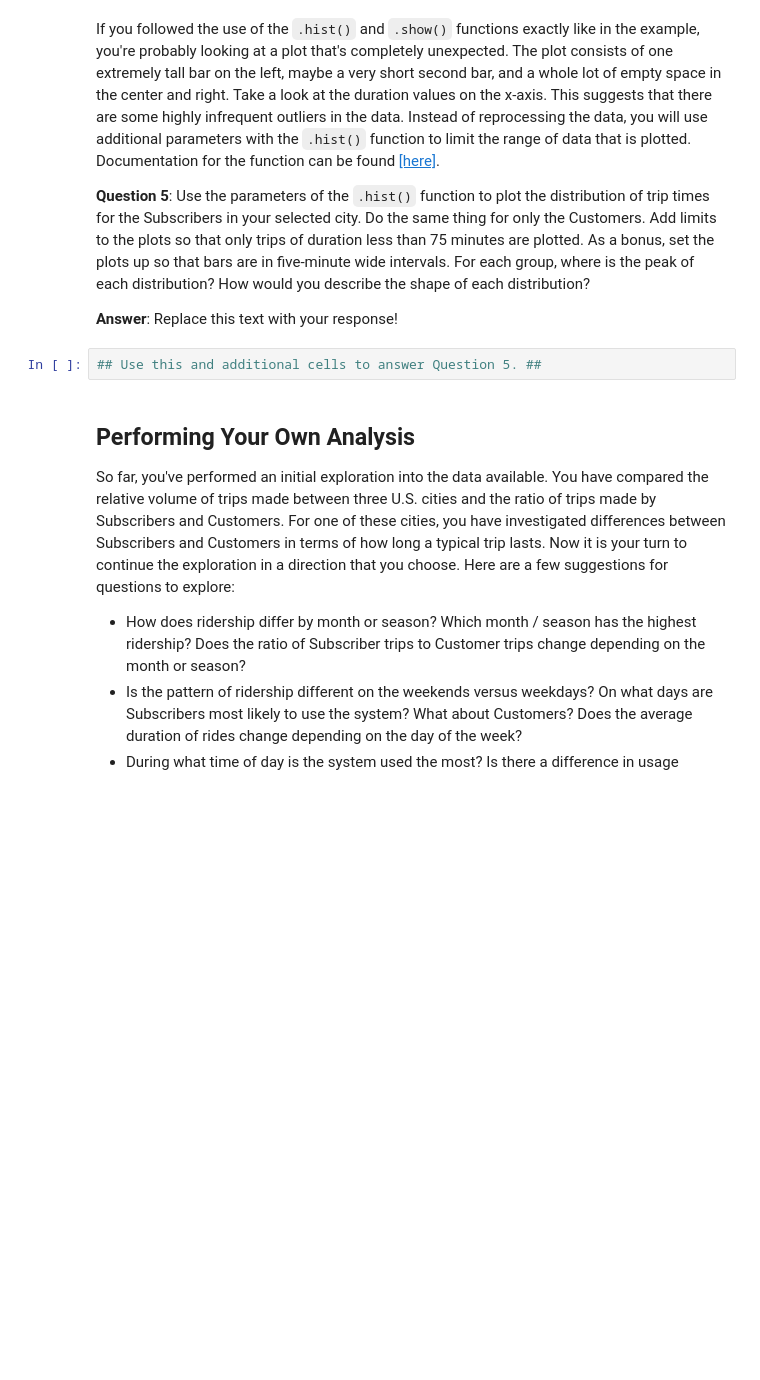
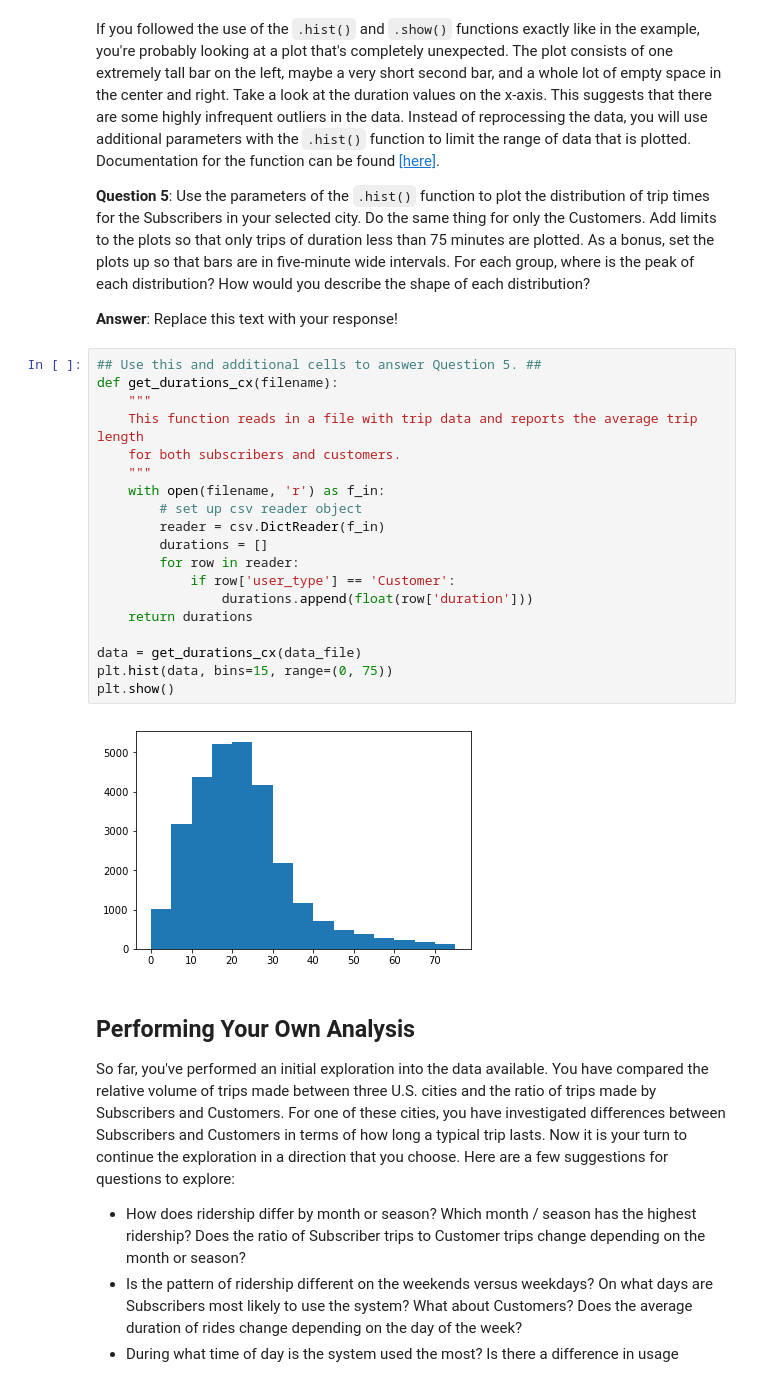
Before and after one commit to georgeliu1998/dand2, a Jupyter notebook: bike-share-analysis/Bike_Share_Analysis.ipynb, the cells around one changed output. Saved outputs shown, nothing was run; the diff lists cells and outputs as text; blank space fills up the shorter version.

```diff
--- a/bike-share-analysis/Bike_Share_Analysis.ipynb
+++ b/bike-share-analysis/Bike_Share_Analysis.ipynb
@@ -487,8 +514,27 @@ If you followed the use of the `.hist()` and `.show()` functions exactly like in
 **Question 5**: Use the parameters of the `.hist()` function to plot the distribution of trip times for the Subscribers in your selected city. Do the same thing for only the Customers. Add limits to the plots so that only trips of duration less than 75 minutes are plotted. As a bonus, set the plots up so that bars are in five-minute wide intervals. For each group, where is the peak of each distribution? How would you describe the shape of each distribution?
 
 **Answer**: Replace this text with your response!
-# %%
-## Use this and additional cells to answer Question 5. ##
+# %%
+## Use this and additional cells to answer Question 5. ##
+def get_durations_cx(filename):
+    """
+    This function reads in a file with trip data and reports the average trip length
+    for both subscribers and customers.
+    """
+    with open(filename, 'r') as f_in:
+        # set up csv reader object
+        reader = csv.DictReader(f_in)
+        durations = []
+        for row in reader:
+            if row['user_type'] == 'Customer':
+                durations.append(float(row['duration']))
+    return durations
+
+data = get_durations_cx(data_file)
+plt.hist(data, bins=15, range=(0, 75))
+plt.show()
+# %% [output]
+[figure, added]
 # %% [markdown]
 <a id='eda_continued'></a>
 ## Performing Your Own Analysis
```
Also changed, not shown: parts of 3 cells of this notebook.
